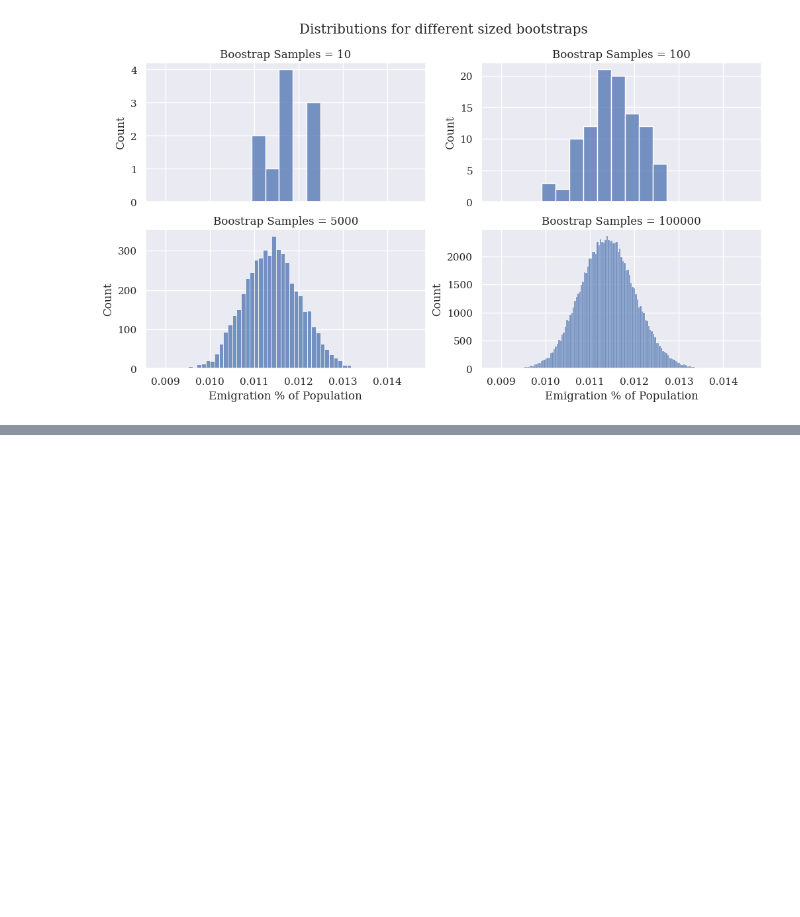
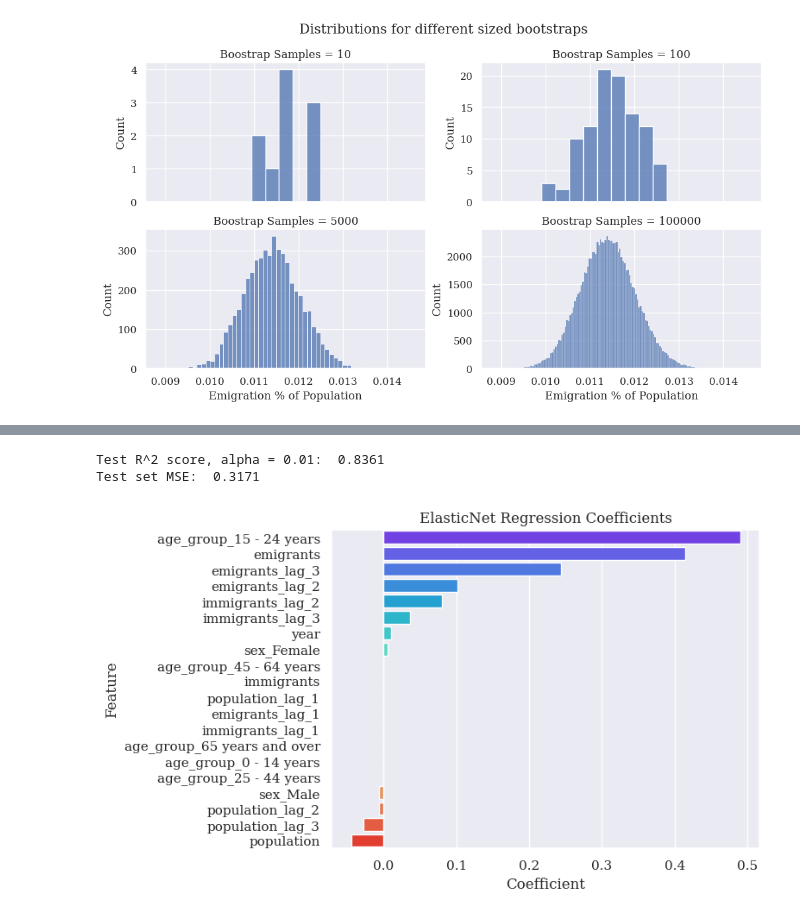
Before and after one commit to step-hen-burke/ca1, a Jupyter notebook: 00_initial_exploration.ipynb, the cells around one changed output, grey strips where cells are left out. Cells and saved outputs as stored; diff of their text form; code cells hidden in the pictures; blank space fills up the shorter version.

```diff
--- a/00_initial_exploration.ipynb
+++ b/00_initial_exploration.ipynb
@@ -990,0 +1150,6 @@ fig.savefig(charts_folder / 'emigration_bootstrap_vary_n.png')
+# %%
+for i in range(1, 11):
+    e_net = linear_model.ElasticNet(alpha=1/i)
+    e_net.fit(X_train, y_train)
+
+    print(f'Test R^2 score, alpha = {1/i: 0.2f}: {lasso.score(X_test, y_test): 0.4f}')
@@ -990,0 +1167,22 @@ fig.savefig(charts_folder / 'emigration_bootstrap_vary_n.png')
+# %%
+alpha = 0.01
+e_net = linear_model.ElasticNet(alpha=alpha)
+e_net.fit(X_train, y_train)
+
+print(f'Test R^2 score, alpha = {alpha}: {e_net.score(X_test, y_test): 0.4f}')
+
+predicted = e_net.predict(X_test)
+mse = np.mean((predicted - y_test)**2)
+print(f"Test set MSE: {mse: 0.4f}")
+
+coeffs = pd.Series(e_net.coef_, index=e_net.feature_names_in_).sort_values(ascending=False)
+
+p = sns.barplot(x=coeffs, y=coeffs.index, hue=coeffs.index, palette='rainbow')
+plt.title('ElasticNet Regression Coefficients')
+plt.xlabel('Coefficient')
+plt.ylabel('Feature');
+fig.savefig(charts_folder / 'regression_features_elasticnet.png')
+# %% [output]
+Test R^2 score, alpha = 0.01:  0.8361
+Test set MSE:  0.3171
+[figure, added]
```
Also changed, not shown: parts of 13 cells of this notebook, 1 other file.
